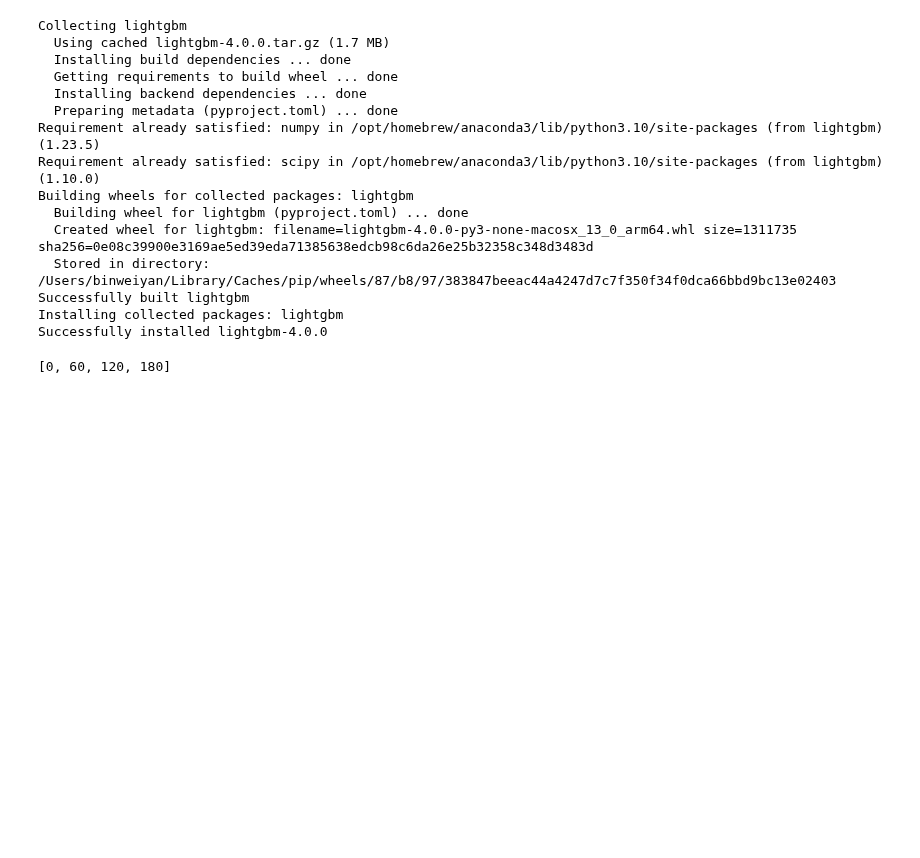
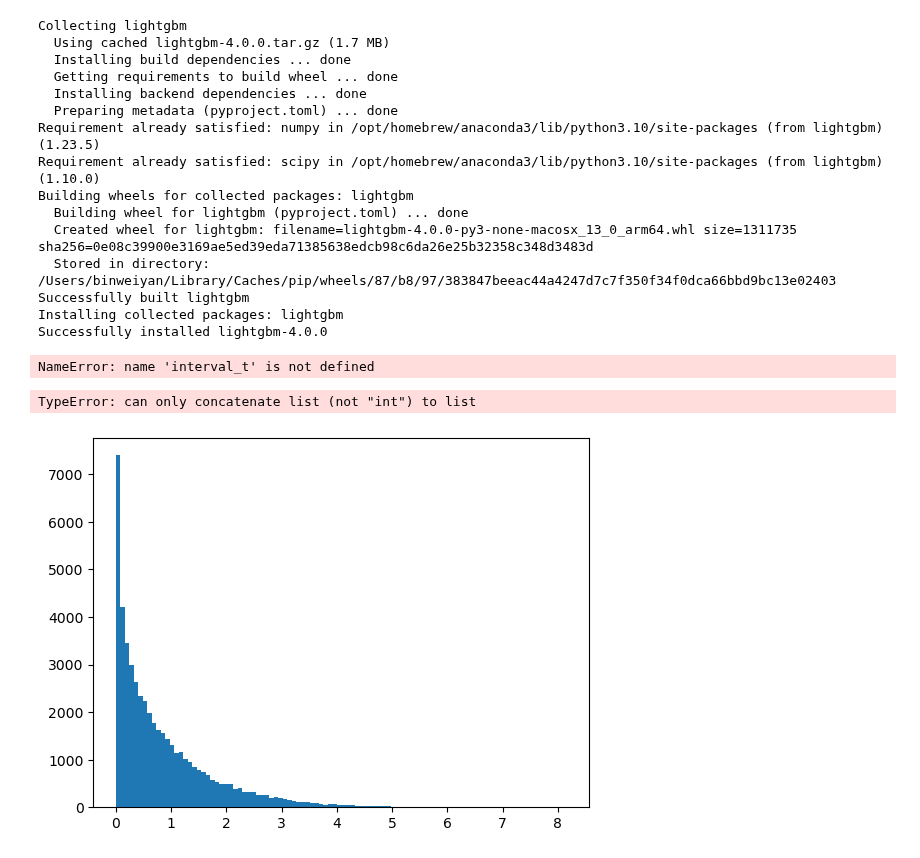
Before and after one commit to binweiyan/code, a Jupyter notebook: 1d-CNN.ipynb, the cells around one changed output. Drawn from its saved outputs; the diff is of its cells as text; code cells hidden in the pictures; blank space fills up the shorter version.

```diff
--- a/1d-CNN.ipynb
+++ b/1d-CNN.ipynb
@@ -590,7 +592,13 @@ Installing collected packages: lightgbm
 Successfully installed lightgbm-4.0.0
 # %%
 interval, X, Y, pos = insert_interval(X, Y, interval)
-# %%
-pos
-# %% [output]
-[0, 60, 120, 180]
+# %%
+pd.DataFrame(interval_t)
+# %% [output]
+NameError: name 'interval_t' is not defined
+# %%
+#add 5 to all the elements in l
+l = [1, 2, 3]
+l = [i + 5 for i in l]
+# %% [output]
+TypeError: can only concatenate list (not "int") to list
@@ -596,0 +609,10 @@ pos
+# %%
+#normal distribution
+import numpy as np
+import matplotlib.pyplot as plt
+
+X = np.random.normal(0, 1, 100000) ** 1.5
+plt.hist(X, bins=100)
+plt.show()
+# %% [output]
+[figure, added]
```
Also changed, not shown: parts of 4 cells of this notebook, 1 other file.
